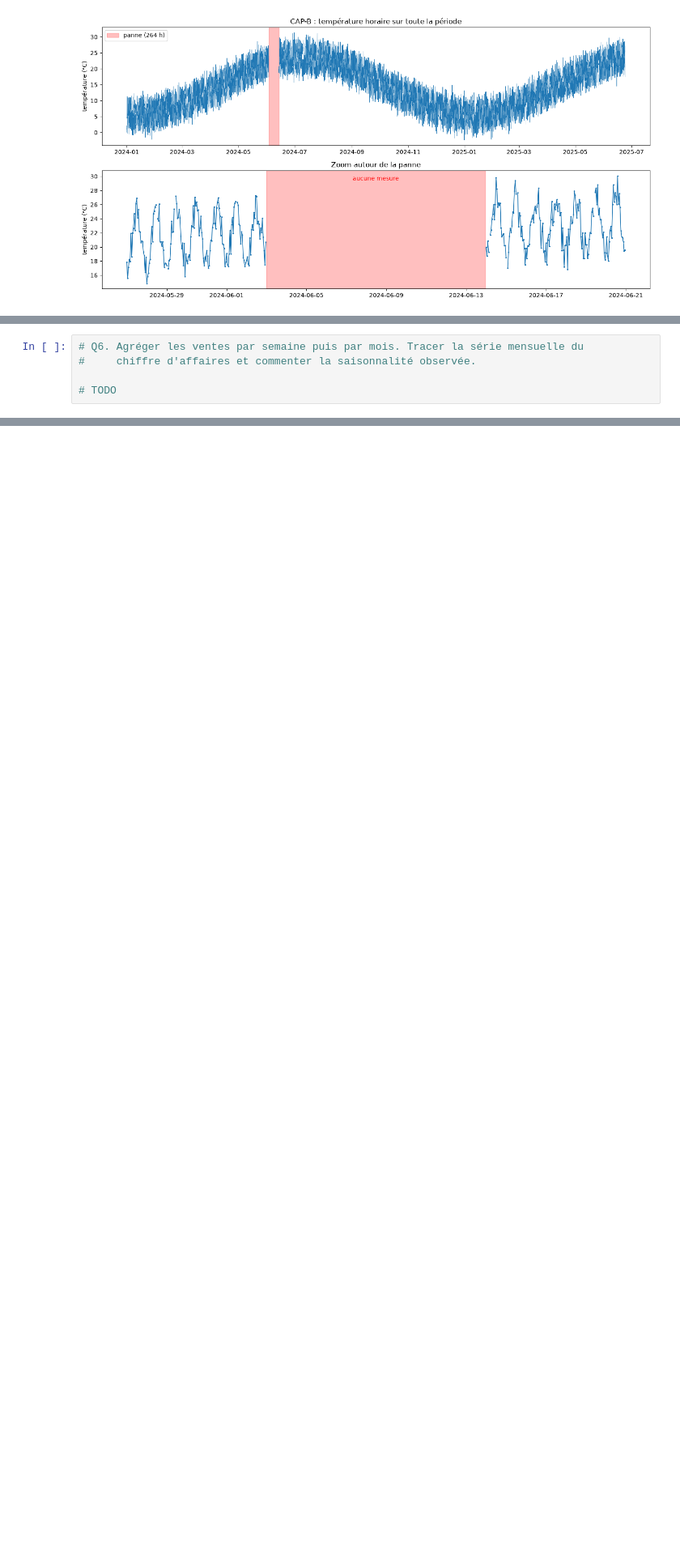
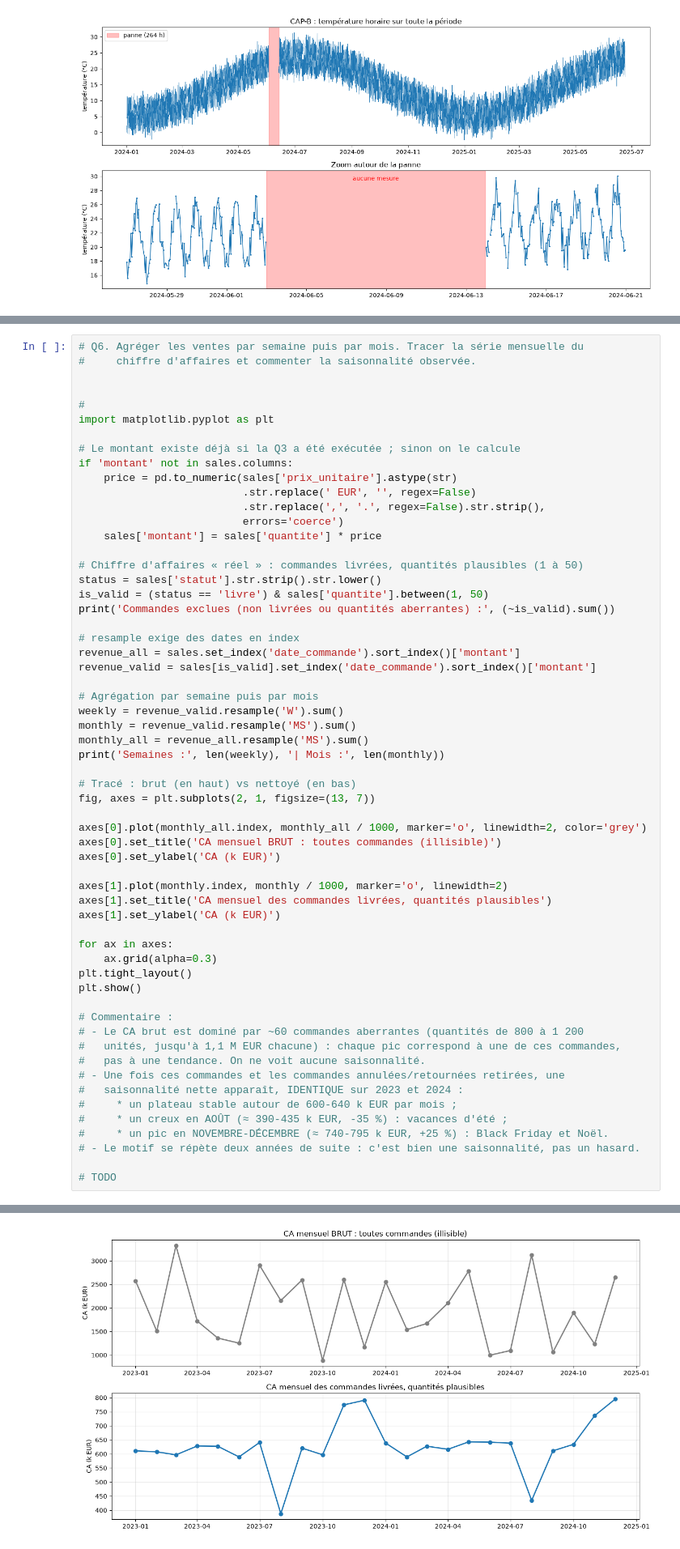
Before and after one commit to kkouassijuda-cmd/TP-prepa_data, a Jupyter notebook: 05_variables_temporelles.ipynb, the cells around one changed output, grey strips where cells are left out. Shown at 81% size. Cells and saved outputs as stored; diff of their text form; blank space fills up the shorter version.

```diff
--- a/05_variables_temporelles.ipynb
+++ b/05_variables_temporelles.ipynb
@@ -488,4 +501,59 @@ print(stuck)
 # Q6. Agréger les ventes par semaine puis par mois. Tracer la série mensuelle du
 #     chiffre d'affaires et commenter la saisonnalité observée.
 
+
+#
+import matplotlib.pyplot as plt
+
+# Le montant existe déjà si la Q3 a été exécutée ; sinon on le calcule
+if 'montant' not in sales.columns:
+    price = pd.to_numeric(sales['prix_unitaire'].astype(str)
+                          .str.replace(' EUR', '', regex=False)
+                          .str.replace(',', '.', regex=False).str.strip(),
+                          errors='coerce')
+    sales['montant'] = sales['quantite'] * price
+
+# Chiffre d'affaires « réel » : commandes livrées, quantités plausibles (1 à 50)
+status = sales['statut'].str.strip().str.lower()
+is_valid = (status == 'livre') & sales['quantite'].between(1, 50)
+print('Commandes exclues (non livrées ou quantités aberrantes) :', (~is_valid).sum())
+
+# resample exige des dates en index
+revenue_all = sales.set_index('date_commande').sort_index()['montant']
+revenue_valid = sales[is_valid].set_index('date_commande').sort_index()['montant']
+
+# Agrégation par semaine puis par mois
+weekly = revenue_valid.resample('W').sum()
+monthly = revenue_valid.resample('MS').sum()
+monthly_all = revenue_all.resample('MS').sum()
+print('Semaines :', len(weekly), '| Mois :', len(monthly))
+
+# Tracé : brut (en haut) vs nettoyé (en bas)
+fig, axes = plt.subplots(2, 1, figsize=(13, 7))
+
+axes[0].plot(monthly_all.index, monthly_all / 1000, marker='o', linewidth=2, color='grey')
+axes[0].set_title('CA mensuel BRUT : toutes commandes (illisible)')
+axes[0].set_ylabel('CA (k EUR)')
+
+axes[1].plot(monthly.index, monthly / 1000, marker='o', linewidth=2)
+axes[1].set_title('CA mensuel des commandes livrées, quantités plausibles')
+axes[1].set_ylabel('CA (k EUR)')
+
+for ax in axes:
+    ax.grid(alpha=0.3)
+plt.tight_layout()
+plt.show()
+
+# Commentaire :
+# - Le CA brut est dominé par ~60 commandes aberrantes (quantités de 800 à 1 200
+#   unités, jusqu'à 1,1 M EUR chacune) : chaque pic correspond à une de ces commandes,
+#   pas à une tendance. On ne voit aucune saisonnalité.
+# - Une fois ces commandes et les commandes annulées/retournées retirées, une
+#   saisonnalité nette apparaît, IDENTIQUE sur 2023 et 2024 :
+#     * un plateau stable autour de 600-640 k EUR par mois ;
+#     * un creux en AOÛT (≈ 390-435 k EUR, -35 %) : vacances d'été ;
+#     * un pic en NOVEMBRE-DÉCEMBRE (≈ 740-795 k EUR, +25 %) : Black Friday et Noël.
+# - Le motif se répète deux années de suite : c'est bien une saisonnalité, pas un hasard.
+
 # TODO
+# %% [output]
@@ -492,3 +562,4 @@ print(stuck)
+[figure, added]
 # %% [markdown]
 ---
 ## Livrable de la séance
```
Also changed, not shown: parts of 2 cells of this notebook, 3 other files.
